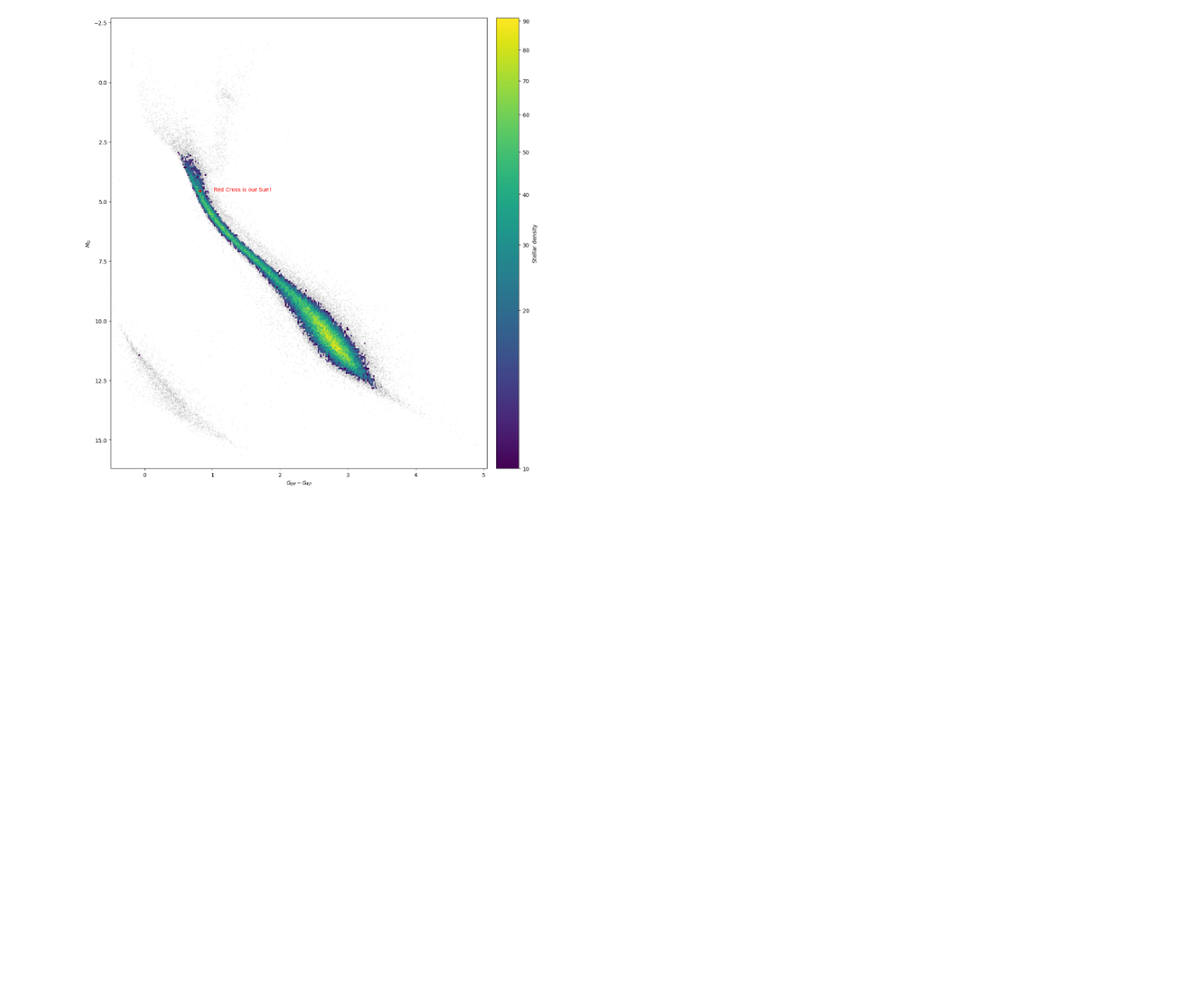
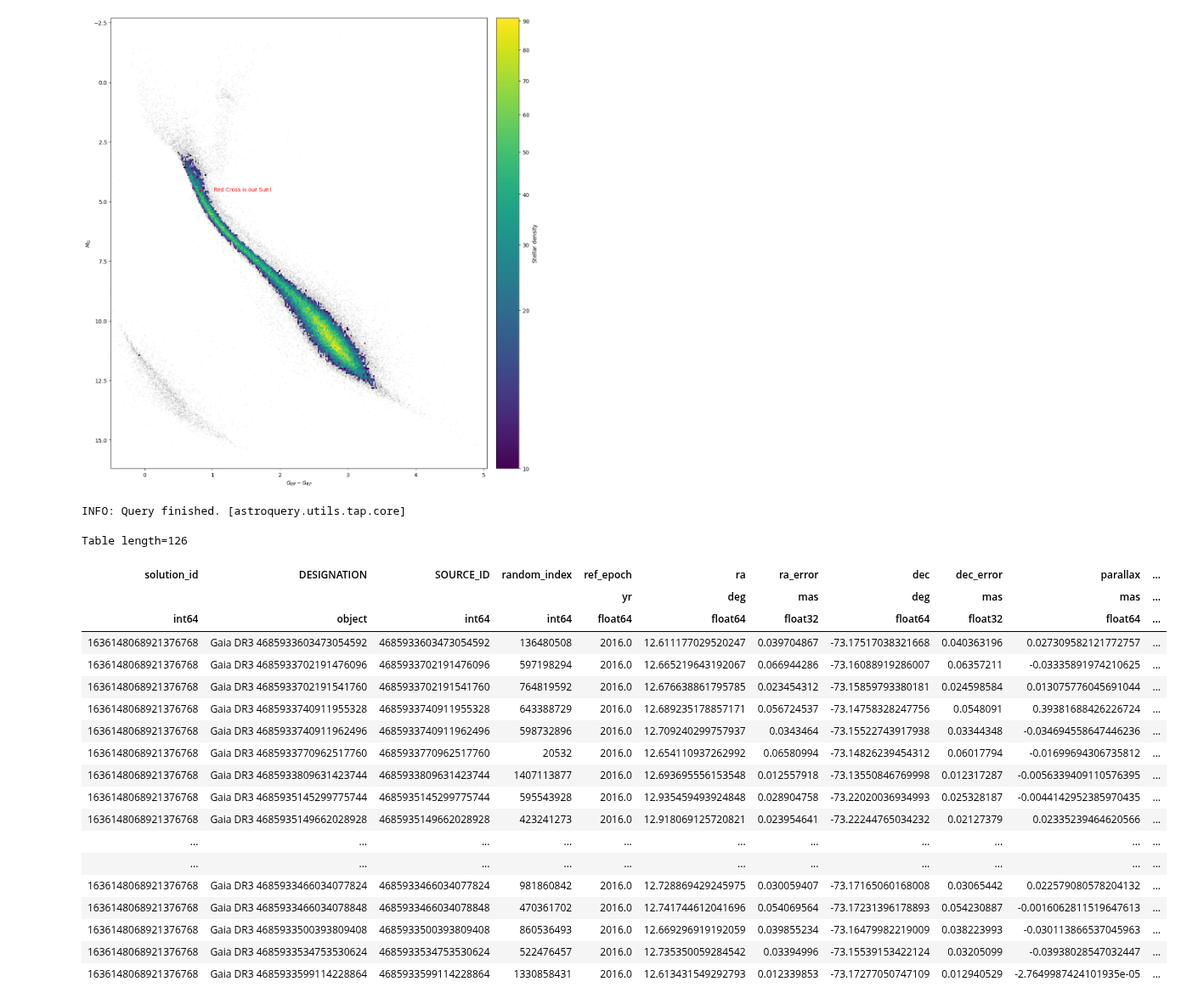
Before and after one commit to drunarayan/python4astronomy, a Jupyter notebook: half_a_mil/gaia_guery_activity_updated_dr3_v3.ipynb, the cells around one changed output. Shown at 85% size. Drawn from its saved outputs; the diff is of its cells as text; code cells hidden in the pictures; blank space fills up the shorter version.

```diff
--- a/half_a_mil/gaia_guery_activity_updated_dr3_v3.ipynb
+++ b/half_a_mil/gaia_guery_activity_updated_dr3_v3.ipynb
@@ -532,0 +557,26 @@ plt.savefig(f"{small_datafile_name}.png", dpi=140)
+# %%
+job4 = send_custom_gaia_query(cquery)  # Query 10000 alhough default is 500 stars
+results = job4.get_results()
+results
+# %% [output]
+INFO: Query finished. [astroquery.utils.tap.core]
+Table length=126
+| solution_id | DESIGNATION | SOURCE_ID | random_index | ref_epoch | ra | ra_error | dec | dec_error | parallax | ... |
+|  |  |  |  | yr | deg | mas | deg | mas | mas | ... |
+| int64 | object | int64 | int64 | float64 | float64 | float32 | float64 | float32 | float64 | ... |
+| 1636148068921376768 | Gaia DR3 4685933603473054592 | 4685933603473054592 | 136480508 | 2016.0 | 12.611177029520247 | 0.039704867 | -73.17517038321668 | 0.040363196 | 0.027309582121772757 | ... |
+| 1636148068921376768 | Gaia DR3 4685933702191476096 | 4685933702191476096 | 597198294 | 2016.0 | 12.665219643192067 | 0.066944286 | -73.16088919286007 | 0.06357211 | -0.03335891974210625 | ... |
+| 1636148068921376768 | Gaia DR3 4685933702191541760 | 4685933702191541760 | 764819592 | 2016.0 | 12.676638861795785 | 0.023454312 | -73.15859793380181 | 0.024598584 | 0.013075776045691044 | ... |
+| 1636148068921376768 | Gaia DR3 4685933740911955328 | 4685933740911955328 | 643388729 | 2016.0 | 12.689235178857171 | 0.056724537 | -73.14758328247756 | 0.0548091 | 0.39381688426226724 | ... |
+| 1636148068921376768 | Gaia DR3 4685933740911962496 | 4685933740911962496 | 598732896 | 2016.0 | 12.709240299757937 | 0.0343464 | -73.15522743917938 | 0.03344348 | -0.034694558647446236 | ... |
+| 1636148068921376768 | Gaia DR3 4685933770962517760 | 4685933770962517760 | 20532 | 2016.0 | 12.654110937262992 | 0.06580994 | -73.14826239454312 | 0.06017794 | -0.01699694306735812 | ... |
+| 1636148068921376768 | Gaia DR3 4685933809631423744 | 4685933809631423744 | 1407113877 | 2016.0 | 12.693695556153548 | 0.012557918 | -73.13550846769998 | 0.012317287 | -0.0056339409110576395 | ... |
+| 1636148068921376768 | Gaia DR3 4685935145299775744 | 4685935145299775744 | 595543928 | 2016.0 | 12.935459493924848 | 0.028904758 | -73.22020036934993 | 0.025328187 | -0.0044142952385970435 | ... |
+| 1636148068921376768 | Gaia DR3 4685935149662028928 | 4685935149662028928 | 423241273 | 2016.0 | 12.918069125720821 | 0.023954641 | -73.22244765034232 | 0.02127379 | 0.02335239464620566 | ... |
+| ... | ... | ... | ... | ... | ... | ... | ... | ... | ... | ... |
+| ... | ... | ... | ... | ... | ... | ... | ... | ... | ... | ... |
+| 1636148068921376768 | Gaia DR3 4685933466034077824 | 4685933466034077824 | 981860842 | 2016.0 | 12.728869429245975 | 0.030059407 | -73.17165060168008 | 0.03065442 | 0.022579080578204132 | ... |
+| 1636148068921376768 | Gaia DR3 4685933466034078848 | 4685933466034078848 | 470361702 | 2016.0 | 12.741744612041696 | 0.054069564 | -73.17231396178893 | 0.054230887 | -0.0016062811519647613 | ... |
+| 1636148068921376768 | Gaia DR3 4685933500393809408 | 4685933500393809408 | 860536493 | 2016.0 | 12.669296919192059 | 0.039855234 | -73.16479982219009 | 0.038223993 | -0.030113866537045963 | ... |
+| 1636148068921376768 | Gaia DR3 4685933534753530624 | 4685933534753530624 | 522476457 | 2016.0 | 12.735350059284542 | 0.03394996 | -73.15539153422124 | 0.03205099 | -0.03938028547032447 | ... |
+| 1636148068921376768 | Gaia DR3 4685933599114228864 | 4685933599114228864 | 1330858431 | 2016.0 | 12.613431549292793 | 0.012339853 | -73.17277050747109 | 0.012940529 | -2.7649987424101935e-05 | ... |
```
Also changed, not shown: parts of 17 cells of this notebook.
